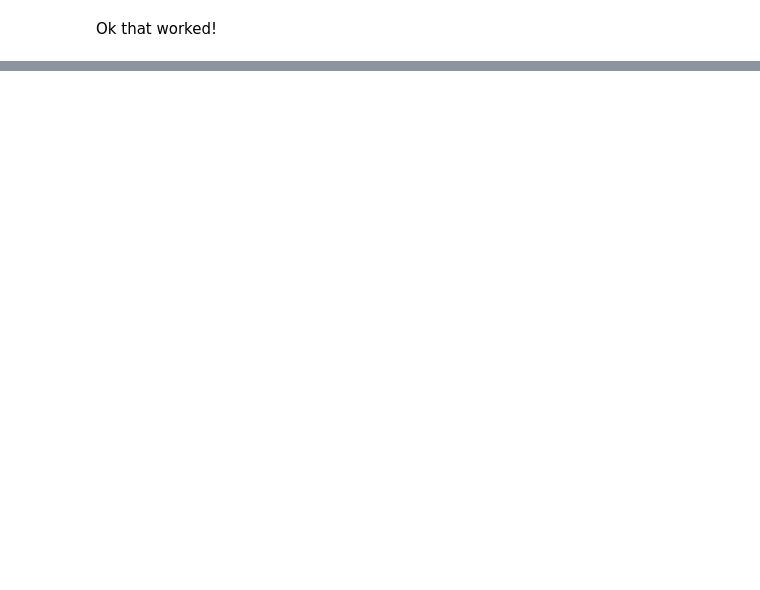
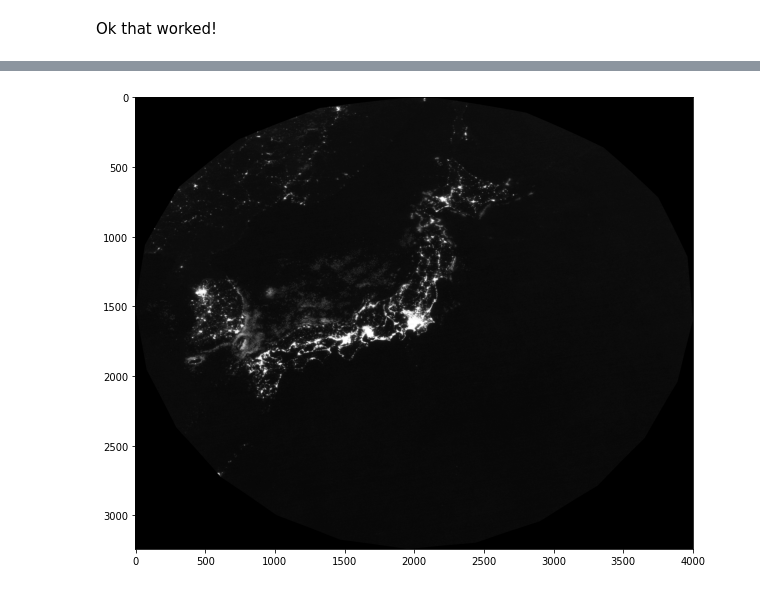
Before and after one commit to mianakajima/NightLights, a Jupyter notebook: notebooks/01_google_earth_engine.ipynb, the cells around one changed output, grey strips where cells are left out. Drawn from its saved outputs; the diff is of its cells as text; code cells hidden in the pictures; blank space fills up the shorter version.

```diff
--- a/notebooks/01_google_earth_engine.ipynb
+++ b/notebooks/01_google_earth_engine.ipynb
@@ -217,0 +255,5 @@ Ok that worked!
+# %%
+fig = plt.figure(figsize = (10, 10))
+fig = plt.imshow(imarray, cmap = 'gray')
+# %% [output]
+[figure, added]
```
Also changed, not shown: parts of 26 cells of this notebook.
